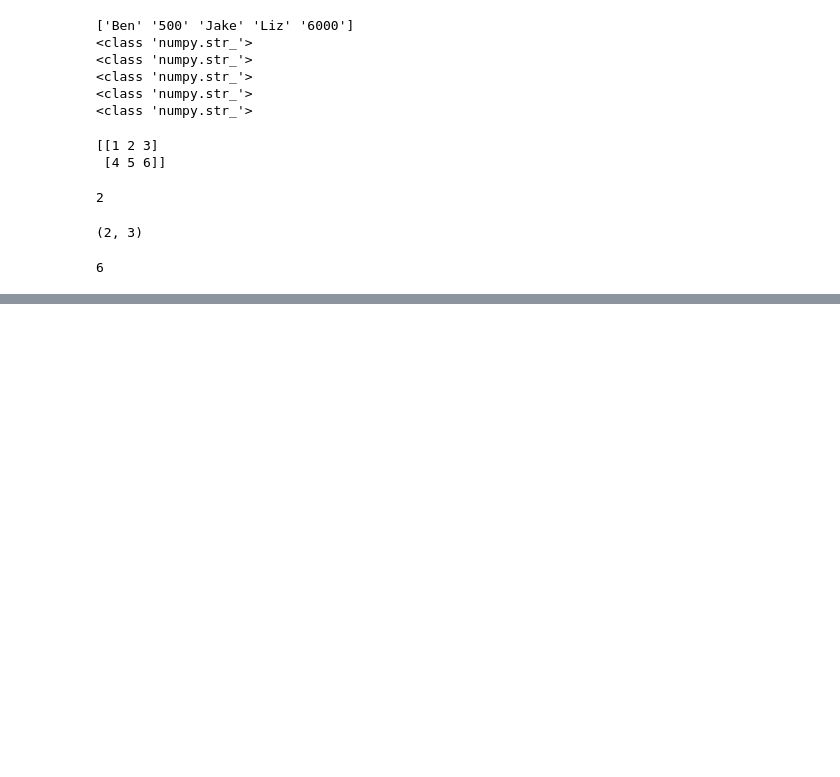
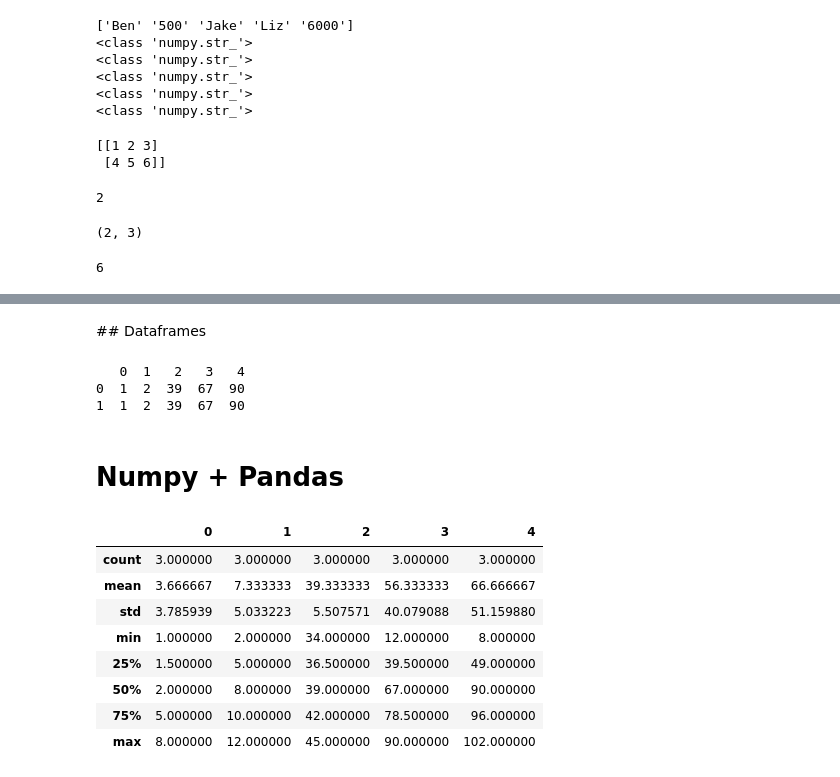
Before and after one commit to aysedemirel/machine-learning, a Jupyter notebook: examples.ipynb, the cells around one changed output, grey strips where cells are left out. Drawn from its saved outputs; the diff is of its cells as text; code cells hidden in the pictures; blank space fills up the shorter version.

Commit message:
Add pandas examples

```diff
--- a/examples.ipynb
+++ b/examples.ipynb
@@ -217,0 +278,2 @@ array2.size # how many variables in the array
+# %% [markdown]
+## Dataframes
@@ -217,0 +284,24 @@ array2.size # how many variables in the array
+# %%
+print(df)
+# %% [output]
+   0  1   2   3   4
+0  1  2  39  67  90
+1  1  2  39  67  90
+# %% [markdown]
+# Numpy + Pandas
+# %%
+arr = np.array([[1, 2, 39, 67, 90], [8, 12, 45, 12, 8], [2, 8, 34, 90, 102]])
+# %%
+df = pd.DataFrame(arr)
+# %%
+df.describe()
+# %% [output]
+|  | 0 | 1 | 2 | 3 | 4 |
+| count | 3.000000 | 3.000000 | 3.000000 | 3.000000 | 3.000000 |
+| mean | 3.666667 | 7.333333 | 39.333333 | 56.333333 | 66.666667 |
+| std | 3.785939 | 5.033223 | 5.507571 | 40.079088 | 51.159880 |
+| min | 1.000000 | 2.000000 | 34.000000 | 12.000000 | 8.000000 |
+| 25% | 1.500000 | 5.000000 | 36.500000 | 39.500000 | 49.000000 |
+| 50% | 2.000000 | 8.000000 | 39.000000 | 67.000000 | 90.000000 |
+| 75% | 5.000000 | 10.000000 | 42.000000 | 78.500000 | 96.000000 |
+| max | 8.000000 | 12.000000 | 45.000000 | 90.000000 | 102.000000 |
```
Also changed, not shown: parts of 17 cells of this notebook.
